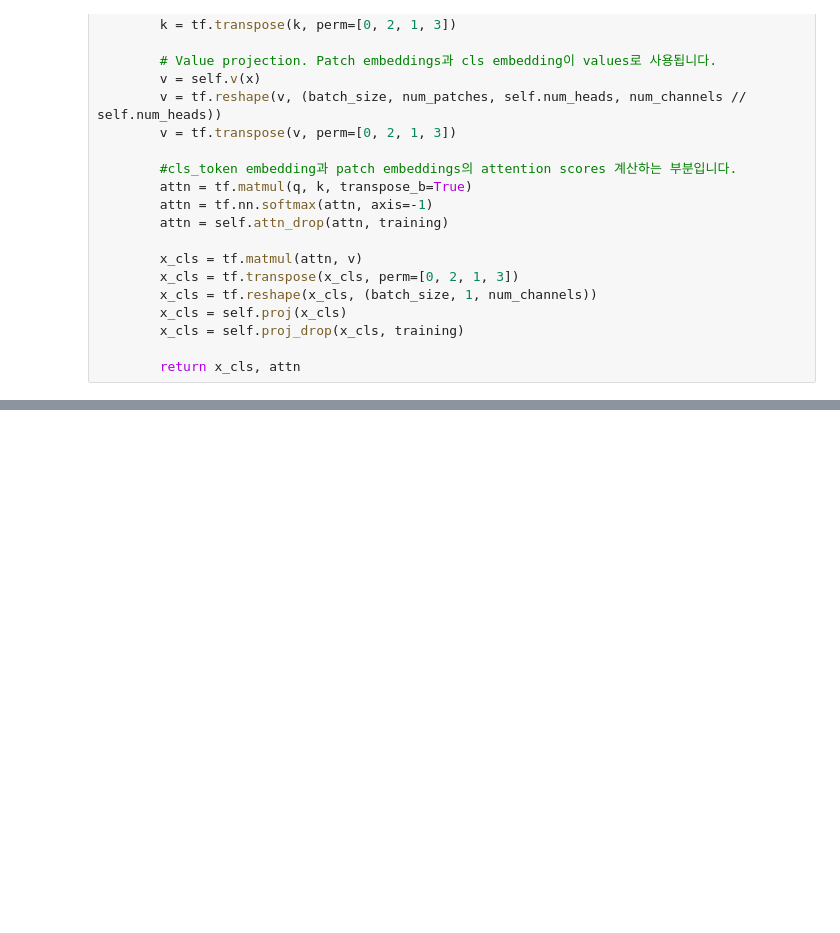
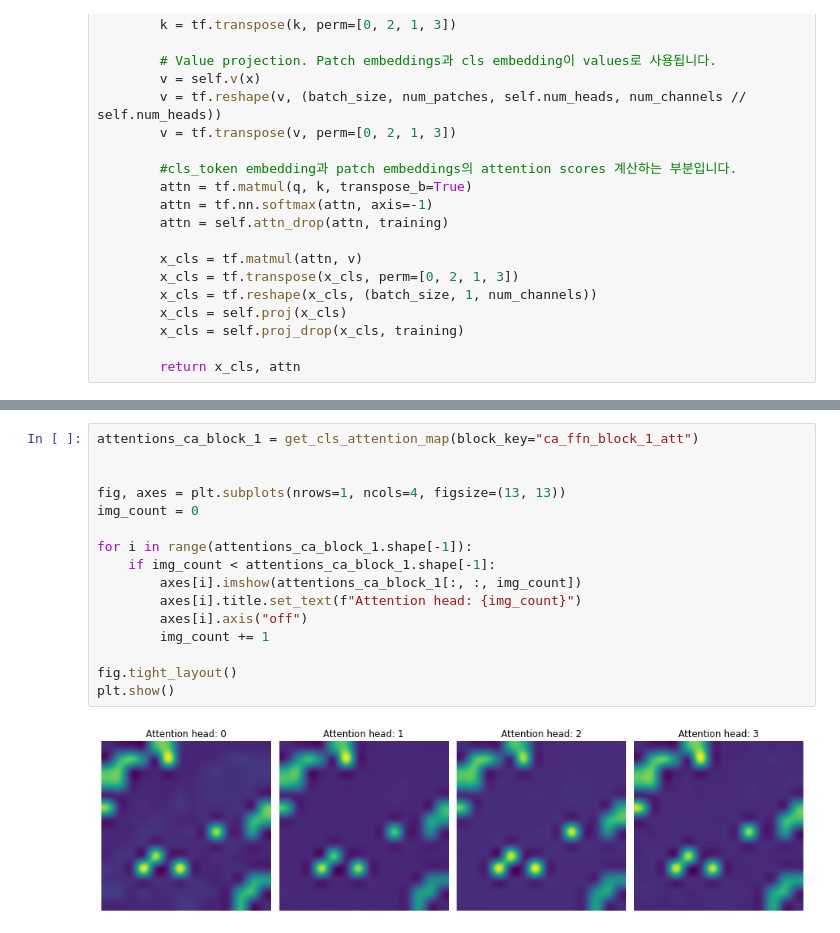
Before and after one commit to crayon-go/Algorithm_Practice, a Jupyter notebook: Class_Attention_Image_Transformers_with_LayerScale/class_attention_image_transformers_with_layerscale.ipynb, the cells around one changed output, grey strips where cells are left out. Cells and saved outputs as stored; diff of their text form; blank space fills up the shorter version.

```diff
--- a/Class_Attention_Image_Transformers_with_LayerScale/class_attention_image_transformers_with_layerscale.ipynb
+++ b/Class_Attention_Image_Transformers_with_LayerScale/class_attention_image_transformers_with_layerscale.ipynb
@@ -100,0 +686,18 @@ class ClassAttention(layers.Layer):
+# %%
+attentions_ca_block_1 = get_cls_attention_map(block_key="ca_ffn_block_1_att")
+
+
+fig, axes = plt.subplots(nrows=1, ncols=4, figsize=(13, 13))
+img_count = 0
+
+for i in range(attentions_ca_block_1.shape[-1]):
+    if img_count < attentions_ca_block_1.shape[-1]:
+        axes[i].imshow(attentions_ca_block_1[:, :, img_count])
+        axes[i].title.set_text(f"Attention head: {img_count}")
+        axes[i].axis("off")
+        img_count += 1
+
+fig.tight_layout()
+plt.show()
+# %% [output]
+[figure, added]
```
Also changed, not shown: parts of 20 cells of this notebook.
